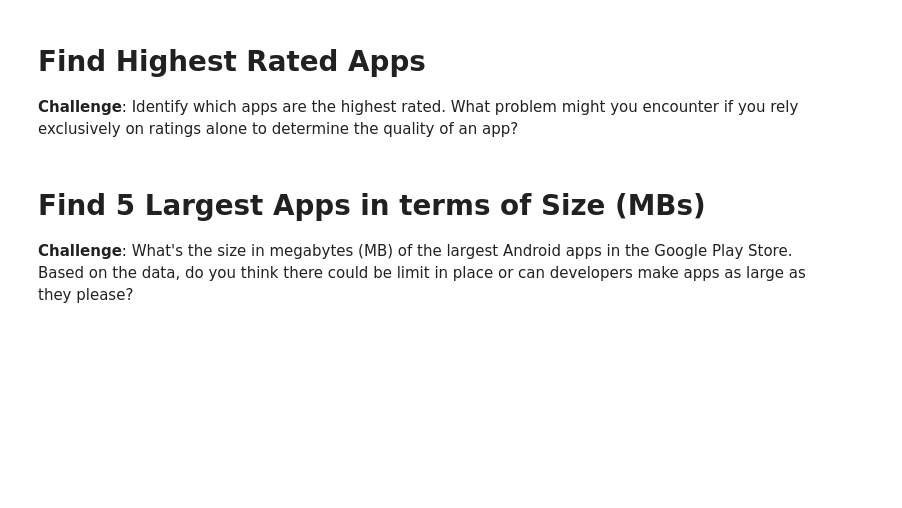
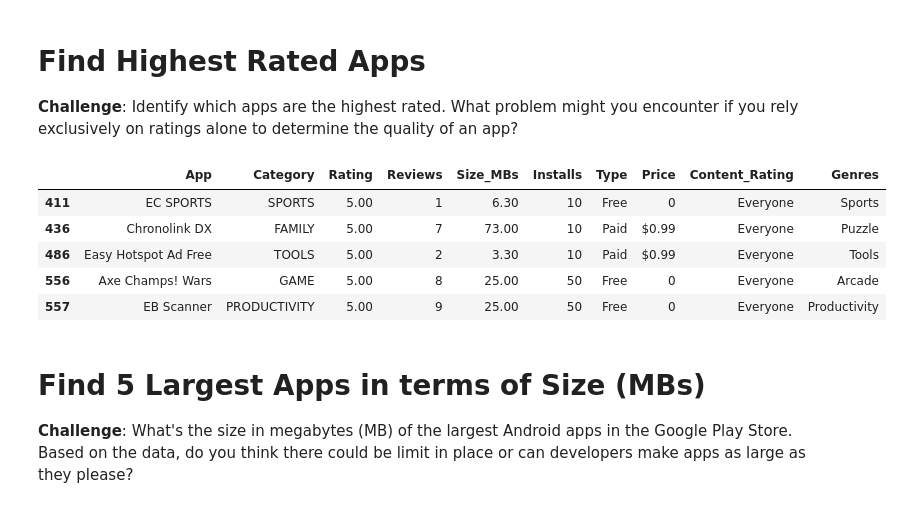
Before and after one commit to AndyRoy04/100DaysOfCode_Python, a Jupyter notebook: Day_76/Google Play Store App Analytics (start).ipynb, the cells around one changed output. Saved outputs shown, nothing was run; the diff lists cells and outputs as text; code cells hidden in the pictures; blank space fills up the shorter version.

```diff
--- a/Day_76/Google Play Store App Analytics (start).ipynb
+++ b/Day_76/Google Play Store App Analytics (start).ipynb
@@ -120,6 +120,15 @@ df_apps_clean.shape
 # Find Highest Rated Apps
 
 **Challenge**: Identify which apps are the highest rated. What problem might you encounter if you rely exclusively on ratings alone to determine the quality of an app?
+# %%
+df_apps_clean.sort_values(by='Rating', ascending=False).head()     # Sorting values by Rating
+# %% [output]
+|  | App | Category | Rating | Reviews | Size_MBs | Installs | Type | Price | Content_Rating | Genres |
+| 411 | EC SPORTS | SPORTS | 5.00 | 1 | 6.30 | 10 | Free | 0 | Everyone | Sports |
+| 436 | Chronolink DX | FAMILY | 5.00 | 7 | 73.00 | 10 | Paid | $0.99 | Everyone | Puzzle |
+| 486 | Easy Hotspot Ad Free | TOOLS | 5.00 | 2 | 3.30 | 10 | Paid | $0.99 | Everyone | Tools |
+| 556 | Axe Champs! Wars | GAME | 5.00 | 8 | 25.00 | 50 | Free | 0 | Everyone | Arcade |
+| 557 | EB Scanner | PRODUCTIVITY | 5.00 | 9 | 25.00 | 50 | Free | 0 | Everyone | Productivity |
 # %% [markdown]
 # Find 5 Largest Apps in terms of Size (MBs)
 
```
Also changed, not shown: parts of 2 cells of this notebook.
